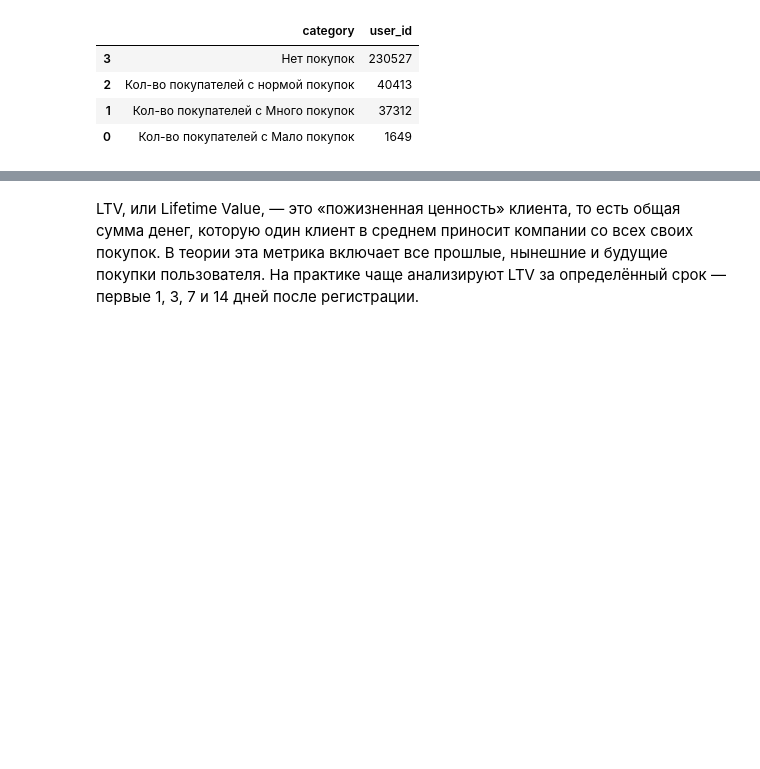
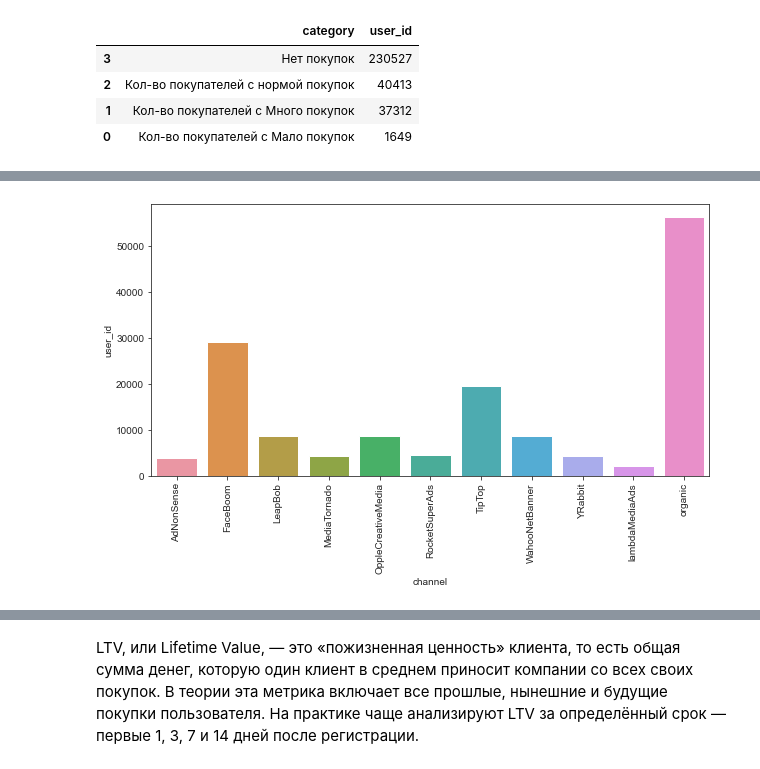
Before and after one commit to AlexVachkan/Data-exploration, a Jupyter notebook: Products_metrics/products_metric.ipynb, the cells around one changed output, grey strips where cells are left out. Drawn from its saved outputs; the diff is of its cells as text; code cells hidden in the pictures; blank space fills up the shorter version.

```diff
--- a/Products_metrics/products_metric.ipynb
+++ b/Products_metrics/products_metric.ipynb
@@ -736,0 +741,17 @@ fig.show()
+# %%
+profiles_practicum = (
+
+    visits.sort_values(by = ['user_id', 'session_start'])
+    .groupby('user_id')
+    .agg({'session_start':'first',
+          'channel':'first'})
+    .rename(columns={'session_start':'first_ts'})
+    .reset_index()
+)
+
+profiles_practicum['dt'] = profiles_practicum['first_ts'].astype('datetime64[D]')
+profiles_practicum['month'] = profiles_practicum['first_ts'].astype('datetime64[M]')
+
+
+
+profiles_practicum.head()
@@ -736,0 +765,14 @@ fig.show()
+# %%
+fig = plt.figure(figsize=(10,5))
+
+ax= fig.add_subplot(1,1,1)
+
+sns.barplot(
+    x=profiles_practicum.groupby('channel').agg({'user_id':'nunique'}).reset_index()['channel'],
+    y=profiles_practicum.groupby('channel').agg({'user_id':'nunique'}).reset_index()['user_id']
+)
+
+plt.xticks(rotation=90)
+plt.show()
+# %% [output]
+[figure, added]
```
Also changed, not shown: parts of 5 cells of this notebook.
